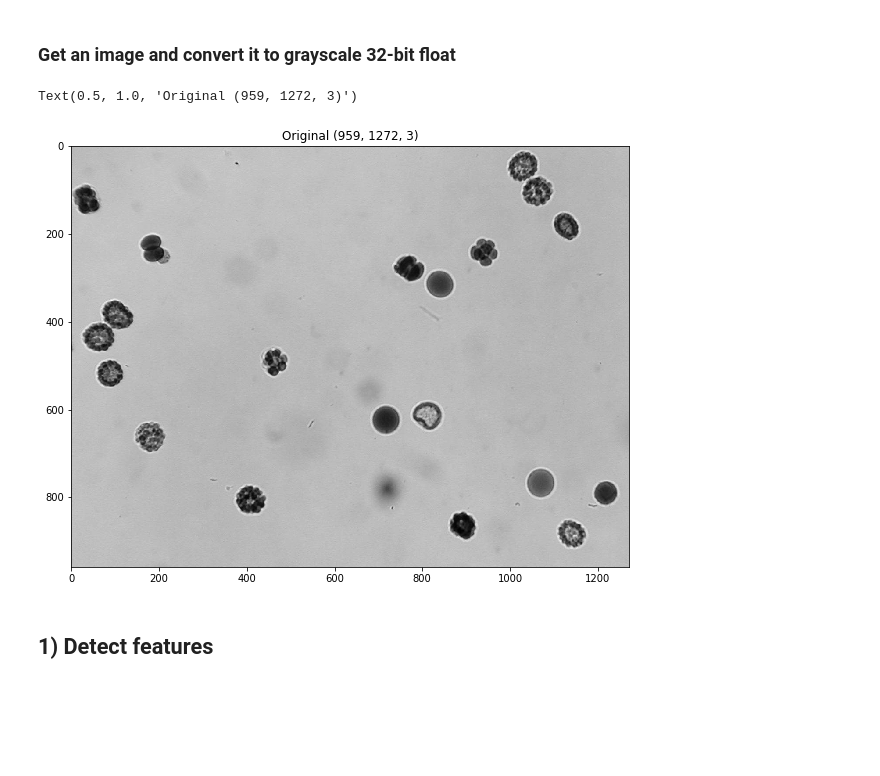
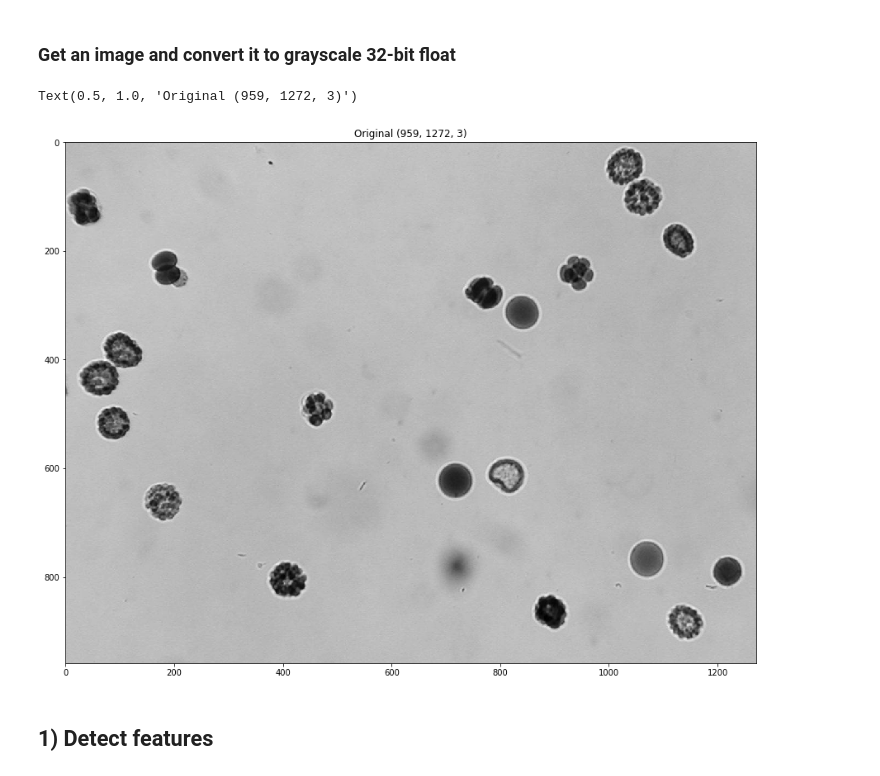
Before and after one commit to UniversalBuilder/Python-and-Microscopy, a Jupyter notebook: Features, detectors and descriptors in OpenCV.ipynb, the cells around one changed output. Drawn from its saved outputs; the diff is of its cells as text; code cells hidden in the pictures; blank space fills up the shorter version.

```diff
--- a/Features, detectors and descriptors in OpenCV.ipynb
+++ b/Features, detectors and descriptors in OpenCV.ipynb
@@ -9,15 +9,15 @@ import matplotlib.pyplot as plt
 # %%
 img = cv2.imread('images/embryos_rgb.tif')
 img_gray = cv2.cvtColor(img, cv2.COLOR_BGR2GRAY)
 img_gray_float = np.float32(img_gray)
 
-fig = plt.figure(figsize=(10,10))
+fig = plt.figure(figsize=(15,15))
 fig.add_subplot(1,1,1)
 plt.imshow(img_gray_float, cmap='gray');
 plt.title(f'Original {img.shape}')
 # %% [output]
 Text(0.5, 1.0, 'Original (959, 1272, 3)')
-[figure, old version]
+[figure, new version]
 # %% [markdown]
 ## 1) Detect features
 # %% [markdown]
```
Also changed, not shown: parts of 8 cells of this notebook.
